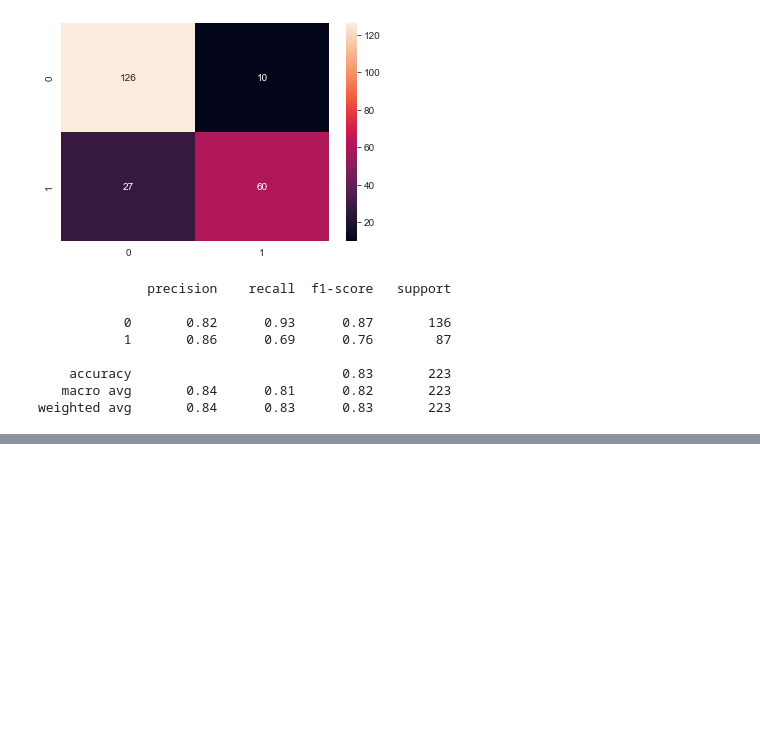
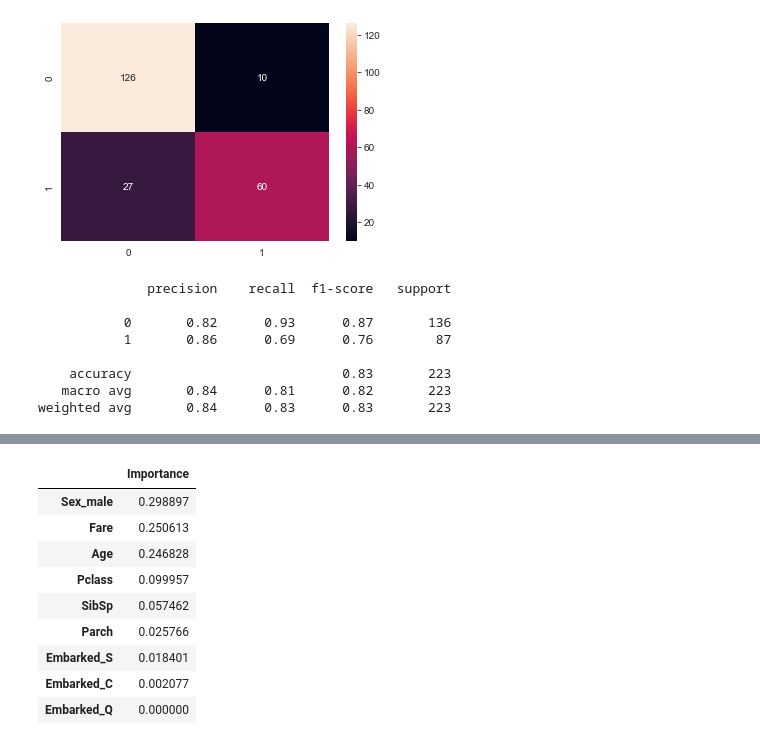
Before and after one commit to hardik812004/training_sep22, a Jupyter notebook: day22/day22_logistic_reg.ipynb, the cells around one changed output, grey strips where cells are left out. Drawn from its saved outputs; the diff is of its cells as text; code cells hidden in the pictures; blank space fills up the shorter version.

```diff
--- a/day22/day22_logistic_reg.ipynb
+++ b/day22/day22_logistic_reg.ipynb
@@ -487,0 +508,8 @@ weighted avg       0.84      0.83      0.83       223
+# %%
+# Putting Class Weights / Hyperparameter
+model1 = LogisticRegression(class_weight={0:0.3,1:0.7},random_state=101)
+model1.fit(xtrain,ytrain)
+
+print(classification_report(ytest,model1.predict(xtest)))
+
+## This method did not work
@@ -487,0 +525,10 @@ weighted avg       0.84      0.83      0.83       223
+# %%
+# Putting Hyperparameter
+for algo in ['newton-cg','lbfgs','liblinear','sag', 'saga']:
+    print(algo)
+    model1 = LogisticRegression(random_state=101,solver=algo,tol=1,C=1)
+    model1.fit(xtrain,ytrain)
+    print(classification_report(ytest,model1.predict(xtest)))
+
+# This is not really improving so we should not consider it as the score as low as compared to
+# criticalness of the situation
@@ -487,0 +573,5 @@ weighted avg       0.84      0.83      0.83       223
+# %%
+from sklearn.tree import DecisionTreeClassifier
+
+model_dt = DecisionTreeClassifier()
+model_dt.fit(xtrain,ytrain)
@@ -487,0 +591,13 @@ weighted avg       0.84      0.83      0.83       223
+# %%
+pd.DataFrame(model_dt.feature_importances_,index=xtrain.columns, columns=['Importance']).sort_values(by='Importance',ascending=False)
+# %% [output]
+|  | Importance |
+| Sex_male | 0.298897 |
+| Fare | 0.250613 |
+| Age | 0.246828 |
+| Pclass | 0.099957 |
+| SibSp | 0.057462 |
+| Parch | 0.025766 |
+| Embarked_S | 0.018401 |
+| Embarked_C | 0.002077 |
+| Embarked_Q | 0.000000 |
```
Also changed, not shown: parts of 17 cells of this notebook, 1 other file.
